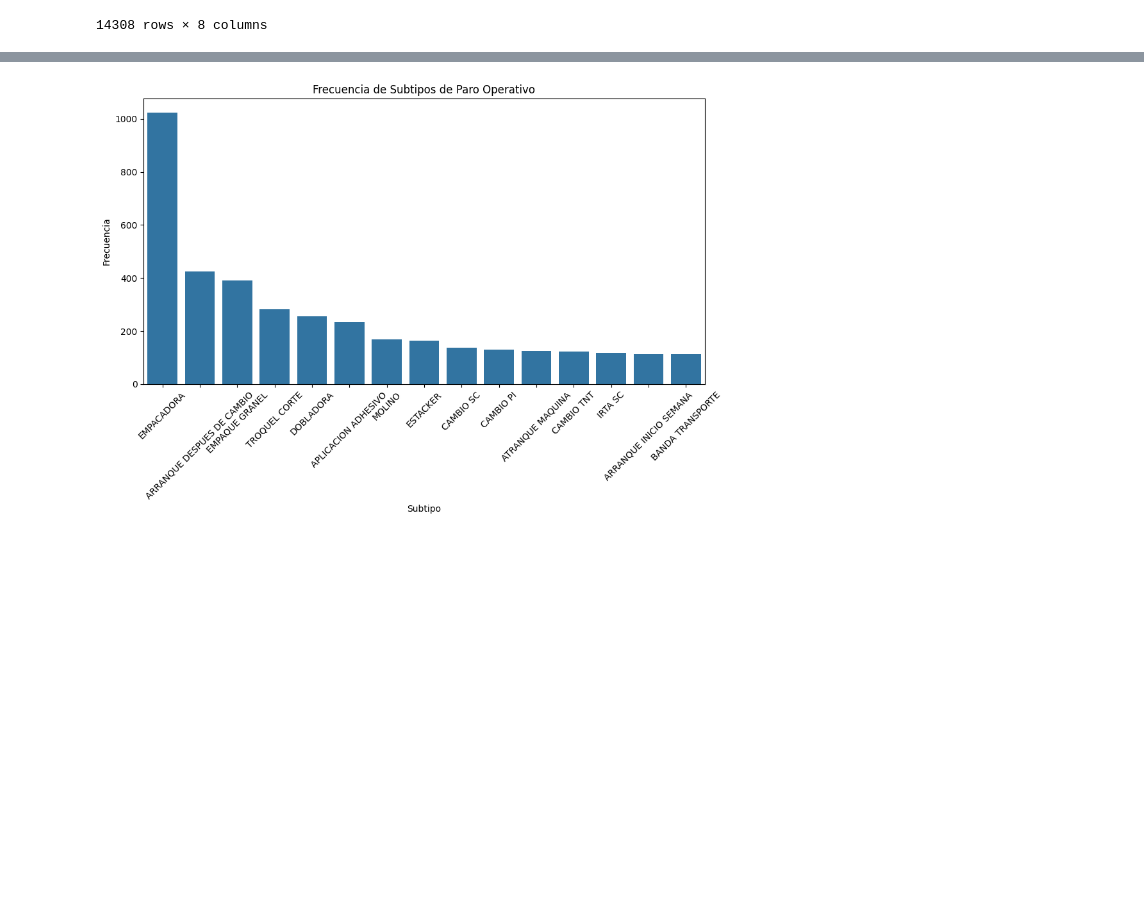
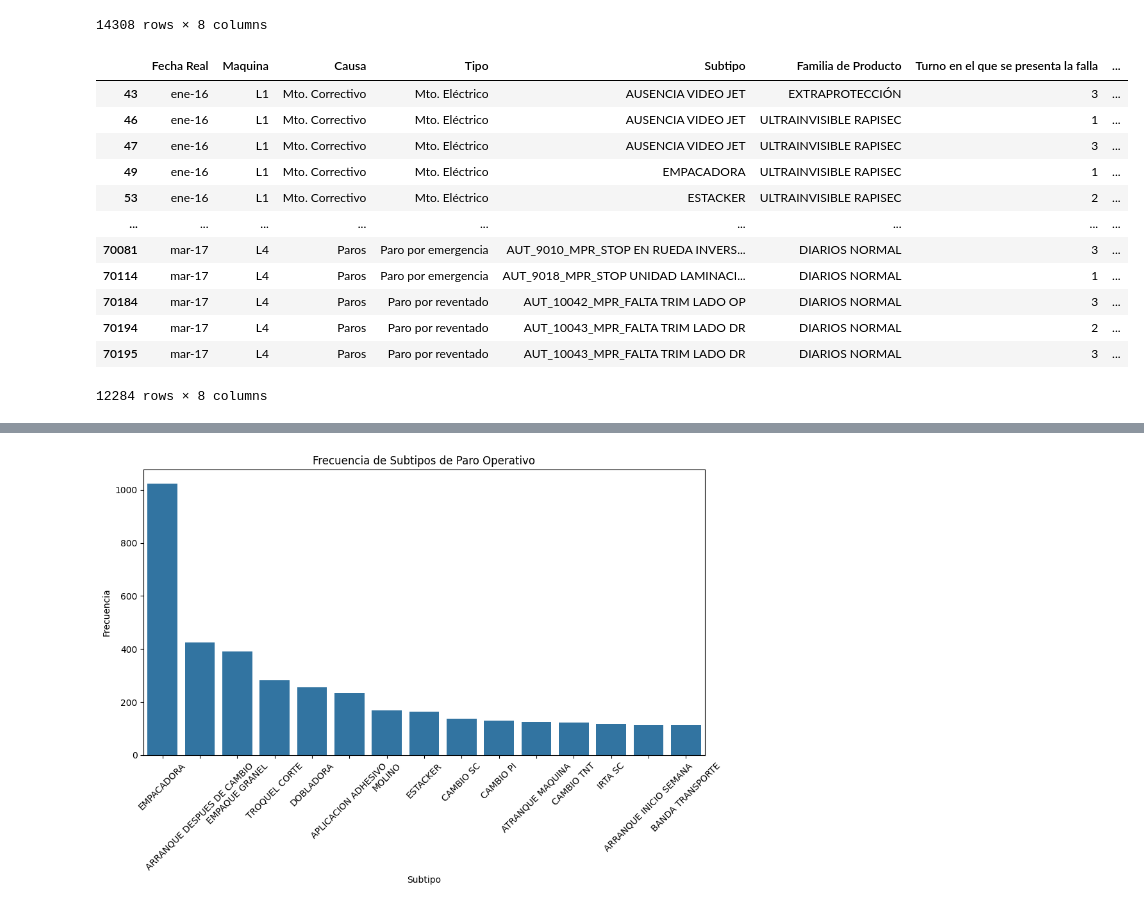
Before and after one commit to 19Juan/aaaa, a Jupyter notebook: src/explore.ipynb, the cells around one changed output, grey strips where cells are left out. Saved outputs shown, nothing was run; the diff lists cells and outputs as text; code cells hidden in the pictures; blank space fills up the shorter version.

```diff
--- a/src/explore.ipynb
+++ b/src/explore.ipynb
@@ -67,6 +67,24 @@ df
 | 70194 | mar-17 | L4 | Paros | Paro por reventado | AUT_10043_MPR_FALTA TRIM LADO DR | DIARIOS NORMAL | 2 | ... |
 | 70195 | mar-17 | L4 | Paros | Paro por reventado | AUT_10043_MPR_FALTA TRIM LADO DR | DIARIOS NORMAL | 3 | ... |
 14308 rows × 8 columns
+# %%
+#Ahora en mi Columna Causa, sólo dejaré los valores de 'Paros' y 'Mto. Correctivo'
+df = df[df['Causa'].isin(['Paros', 'Mto. Correctivo'])]
+df
+# %% [output]
+|  | Fecha Real | Maquina | Causa | Tipo | Subtipo | Familia de Producto | Turno en el que se presenta la falla | ... |
+| 43 | ene-16 | L1 | Mto. Correctivo | Mto. Eléctrico | AUSENCIA VIDEO JET | EXTRAPROTECCIÓN | 3 | ... |
+| 46 | ene-16 | L1 | Mto. Correctivo | Mto. Eléctrico | AUSENCIA VIDEO JET | ULTRAINVISIBLE RAPISEC | 1 | ... |
+| 47 | ene-16 | L1 | Mto. Correctivo | Mto. Eléctrico | AUSENCIA VIDEO JET | ULTRAINVISIBLE RAPISEC | 3 | ... |
+| 49 | ene-16 | L1 | Mto. Correctivo | Mto. Eléctrico | EMPACADORA | ULTRAINVISIBLE RAPISEC | 1 | ... |
+| 53 | ene-16 | L1 | Mto. Correctivo | Mto. Eléctrico | ESTACKER | ULTRAINVISIBLE RAPISEC | 2 | ... |
+| ... | ... | ... | ... | ... | ... | ... | ... | ... |
+| 70081 | mar-17 | L4 | Paros | Paro por emergencia | AUT_9010_MPR_STOP EN RUEDA INVERS... | DIARIOS NORMAL | 3 | ... |
+| 70114 | mar-17 | L4 | Paros | Paro por emergencia | AUT_9018_MPR_STOP UNIDAD LAMINACI... | DIARIOS NORMAL | 1 | ... |
+| 70184 | mar-17 | L4 | Paros | Paro por reventado | AUT_10042_MPR_FALTA TRIM LADO OP | DIARIOS NORMAL | 3 | ... |
+| 70194 | mar-17 | L4 | Paros | Paro por reventado | AUT_10043_MPR_FALTA TRIM LADO DR | DIARIOS NORMAL | 2 | ... |
+| 70195 | mar-17 | L4 | Paros | Paro por reventado | AUT_10043_MPR_FALTA TRIM LADO DR | DIARIOS NORMAL | 3 | ... |
+12284 rows × 8 columns
 # %%
 import matplotlib.pyplot as plt
 import seaborn as sns
```
Also changed, not shown: parts of 4 cells of this notebook.
